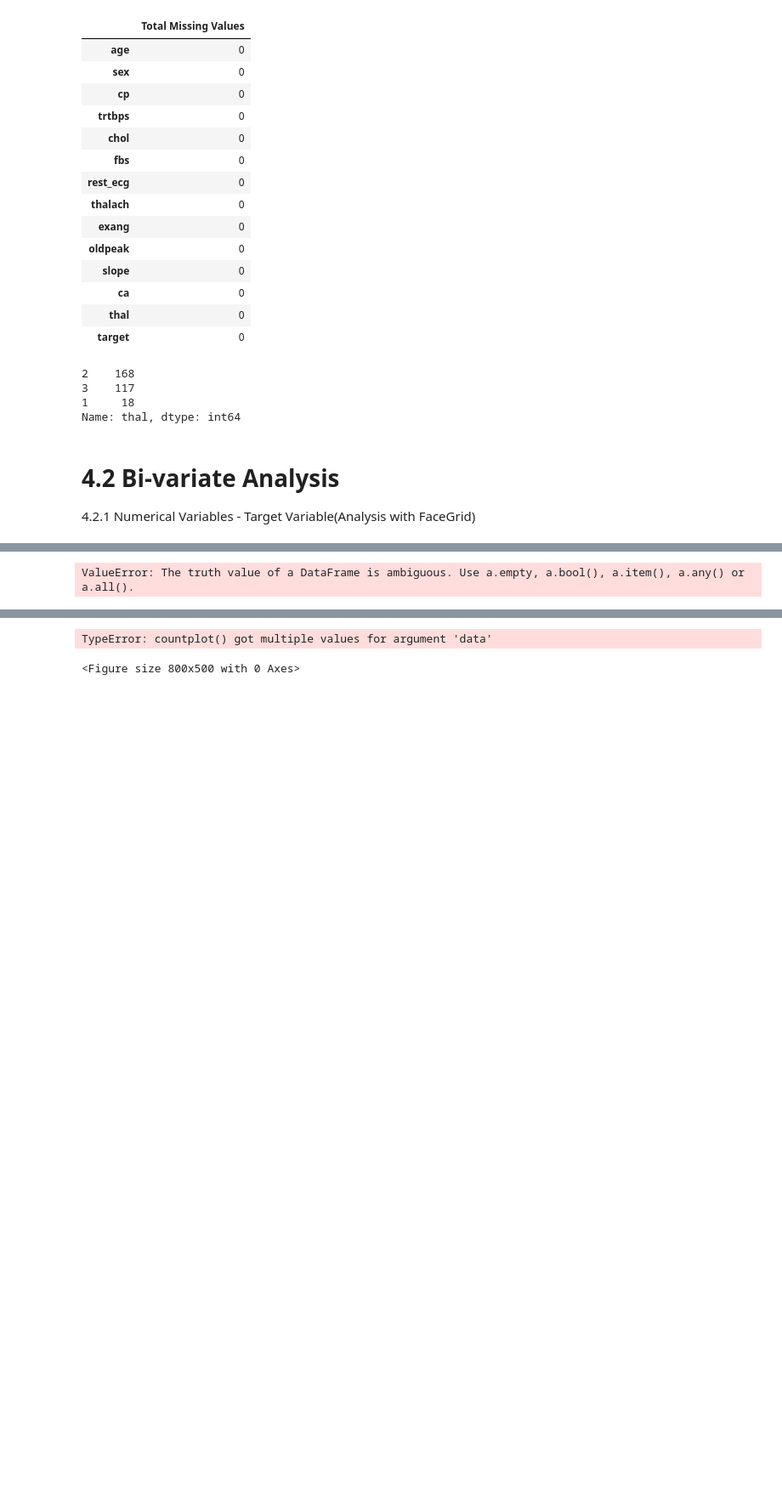
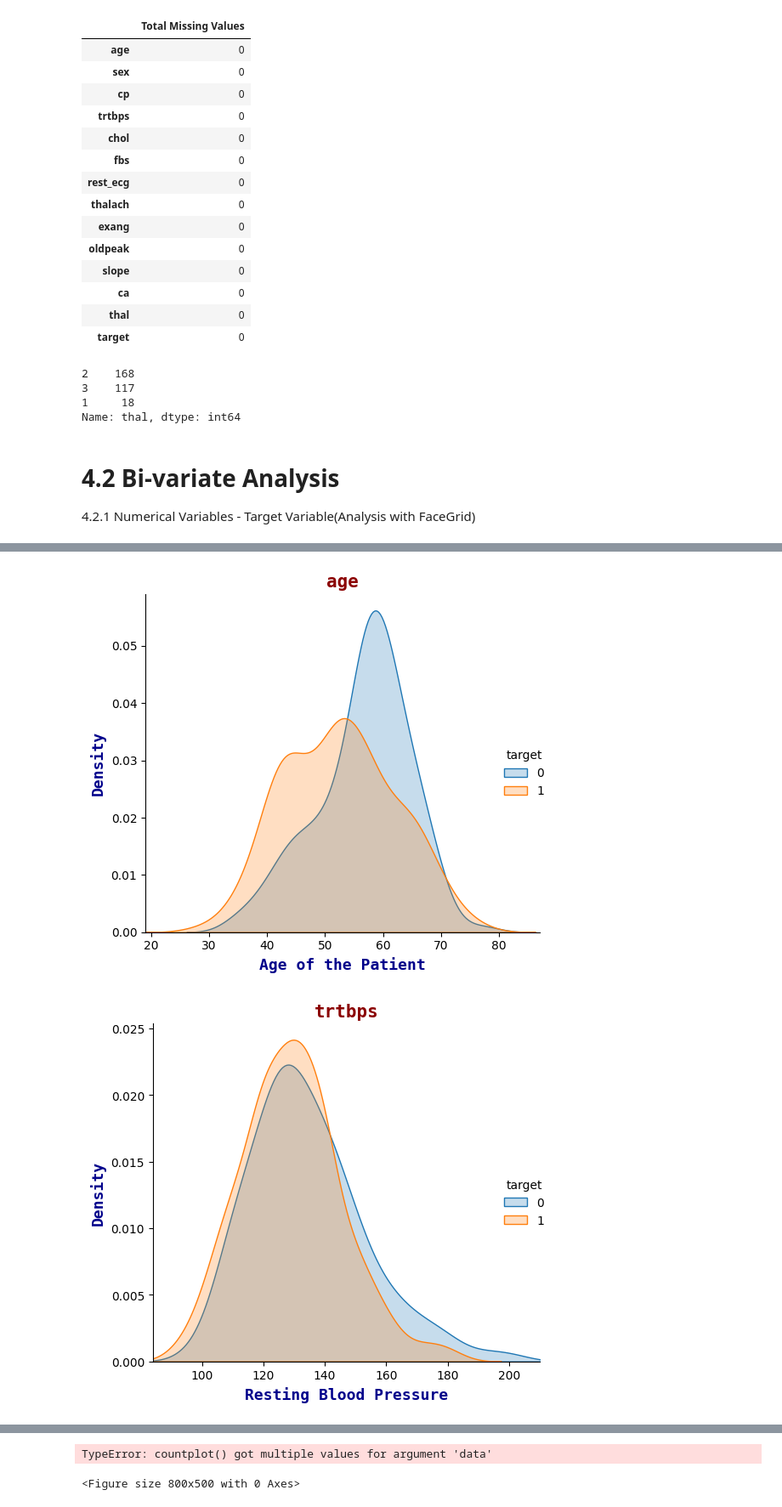
Before and after one commit to dekapd99/Kaggle-EDA-Heart-Attack-Prediction, a Jupyter notebook: Kaggle-EDA-Heart-Attack-Prediction.ipynb, the cells around one changed output, grey strips where cells are left out. Shown at 85% size. Saved outputs shown, nothing was run; the diff lists cells and outputs as text; code cells hidden in the pictures; blank space fills up the shorter version.

```diff
--- a/Kaggle-EDA-Heart-Attack-Prediction.ipynb
+++ b/Kaggle-EDA-Heart-Attack-Prediction.ipynb
@@ -608,17 +608,18 @@ numeric_var
 # %%
-title_font = {"family" : "arial", "color" : "darkred", "weight" : "bold", "size" : 15}
-axis_font = {"family" : "arial", "color" : "darkblue", "weight" : "bold", "size" : 13}
+title_font = {"family" : "monospace", "color" : "darkred", "weight" : "bold", "size" : 15}
+axis_font = {"family" : "monospace", "color" : "darkblue", "weight" : "bold", "size" : 13}
 
 for i, z in list(zip(numeric_var, numeric_axis_name)):
   graph = sns.FacetGrid(df[numeric_var], hue = "target", height = 5, xlim = ((df[i].min() - 10), (df[i].max() + 10)))
   graph.map(sns.kdeplot, i, shade = True)
   graph.add_legend()
 
   plt.title(i, fontdict = title_font)
   plt.xlabel(z, fontdict = axis_font)
   plt.ylabel("Density", fontdict = axis_font)
 
   plt.tight_layout()
   plt.show()
 # %% [output]
-ValueError: The truth value of a DataFrame is ambiguous. Use a.empty, a.bool(), a.item(), a.any() or a.all().
+[figure, added]
+[figure, added]
```
Also changed, not shown: parts of 8 cells of this notebook.
